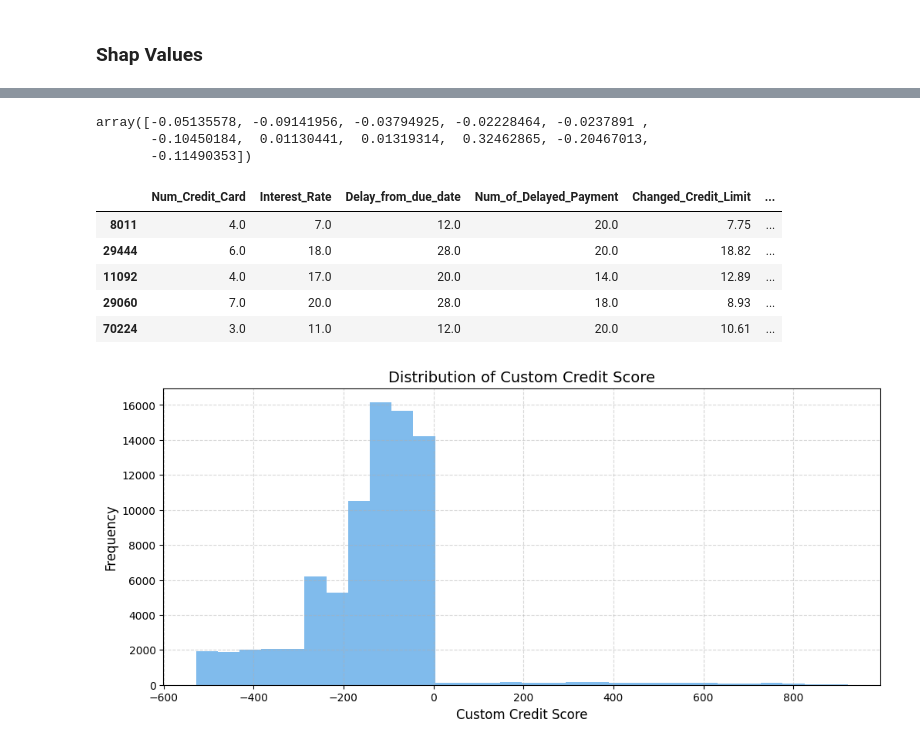
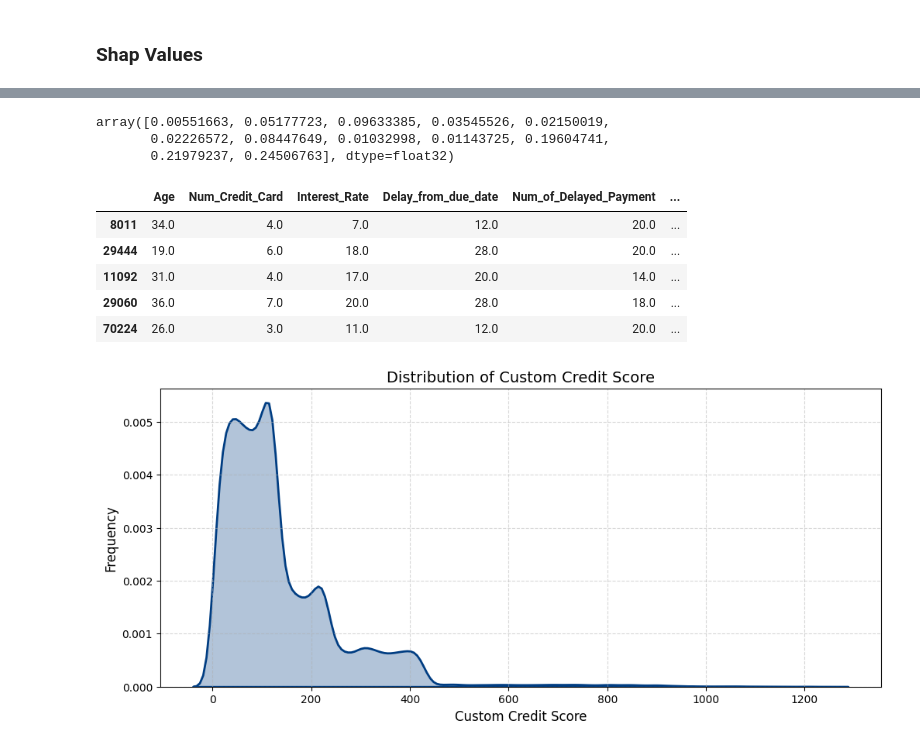
Before and after one commit to DiegoLozoya1511/CreditScoringModel, a Jupyter notebook: features_selection.ipynb, the cells around one changed output, grey strips where cells are left out. Drawn from its saved outputs; the diff is of its cells as text; code cells hidden in the pictures.

```diff
--- a/features_selection.ipynb
+++ b/features_selection.ipynb
@@ -266,8 +268,10 @@ Index(['Num_Credit_Card', 'Interest_Rate', 'Delay_from_due_date',
 # %%
-df_importancias = pd.DataFrame({
-    'variable': X_train.columns,
-    'peso': model.feature_importances_
-}).sort_values(by='peso', ascending=False)
+importance_df = pd.DataFrame({
+    'feature': X_train.columns,
+    'weight': model.feature_importances_
+})
 
-df_importancias
+importance_df = importance_df.sort_values(by='weight', ascending=False).reset_index(drop=True)
+
+importance_df
 # %% [output]
@@ -310,7 +295,7 @@ signos = {
     'Credit_Mix_Good': 1,
 }
 
-df_importancias['signo'] = df_importancias['variable'].map(signos).fillna(-1)
-df_importancias['peso_final'] = df_importancias['peso'] * df_importancias['signo']
-df_importancias
+importance_df['sign'] = importance_df['feature'].map(signos).fillna(-1)
+importance_df['final_weight'] = importance_df['weight'] * importance_df['sign']
+importance_df
 # %% [output]
@@ -329,32 +315,33 @@ df_importancias
-# %%
-pesos = (
-    df_importancias
-    .set_index('variable')['peso_final']
-)
-
-pesos = pesos.loc[X_train.columns].values
-pesos
-# %% [output]
-array([-0.05135578, -0.09141956, -0.03794925, -0.02228464, -0.0237891 ,
-       -0.10450184,  0.01130441,  0.01319314,  0.32462865, -0.20467013,
-       -0.11490353])
+# %%
+weights = (
+    importance_df
+    .set_index('feature')['weight']
+)
+
+weights = weights.loc[X_train.columns].values
+weights
+# %% [output]
+array([0.00551663, 0.05177723, 0.09633385, 0.03545526, 0.02150019,
+       0.02226572, 0.08447649, 0.01032998, 0.01143725, 0.19604741,
+       0.21979237, 0.24506763], dtype=float32)
 # %%
-X_train['Score'] = np.dot(X_train.values, pesos)
+X_train['Score'] = np.dot(X_train.values, weights)
 # %%
 X_train.head()
 # %% [output]
-|  | Num_Credit_Card | Interest_Rate | Delay_from_due_date | Num_of_Delayed_Payment | Changed_Credit_Limit | ... |
-| 8011 | 4.0 | 7.0 | 12.0 | 20.0 | 7.75 | ... |
-| 29444 | 6.0 | 18.0 | 28.0 | 20.0 | 18.82 | ... |
-| 11092 | 4.0 | 17.0 | 20.0 | 14.0 | 12.89 | ... |
-| 29060 | 7.0 | 20.0 | 28.0 | 18.0 | 8.93 | ... |
-| 70224 | 3.0 | 11.0 | 12.0 | 20.0 | 10.61 | ... |
+|  | Age | Num_Credit_Card | Interest_Rate | Delay_from_due_date | Num_of_Delayed_Payment | ... |
+| 8011 | 34.0 | 4.0 | 7.0 | 12.0 | 20.0 | ... |
+| 29444 | 19.0 | 6.0 | 18.0 | 28.0 | 20.0 | ... |
+| 11092 | 31.0 | 4.0 | 17.0 | 20.0 | 14.0 | ... |
+| 29060 | 36.0 | 7.0 | 20.0 | 28.0 | 18.0 | ... |
+| 70224 | 26.0 | 3.0 | 11.0 | 12.0 | 20.0 | ... |
 # %%
-plt.hist(X_train['Score'], bins=30, color=blue_colors[5], alpha=0.7)
+plt.figure()
+sns.kdeplot(X_train['Score'], color=blue_colors[-1], fill=True, alpha=0.3, linewidth=2)
 plt.title("Distribution of Custom Credit Score")
 plt.xlabel("Custom Credit Score")
 plt.ylabel("Frequency")
 plt.show()
 # %% [output]
-[figure, old version]
+[figure, new version]
 # %%
```
Also changed, not shown: parts of 12 cells of this notebook, 11 other files.
